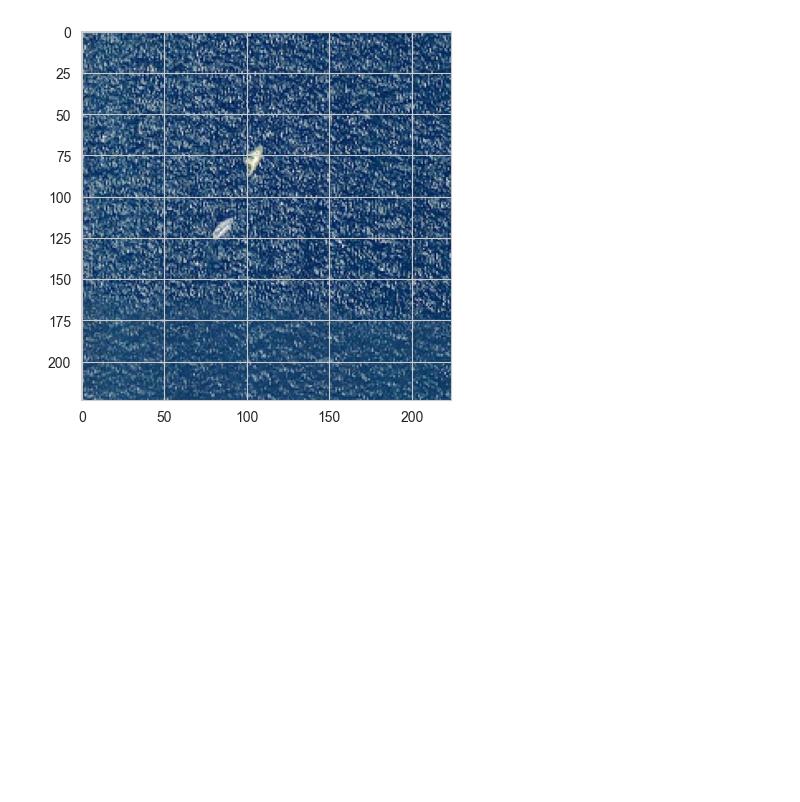
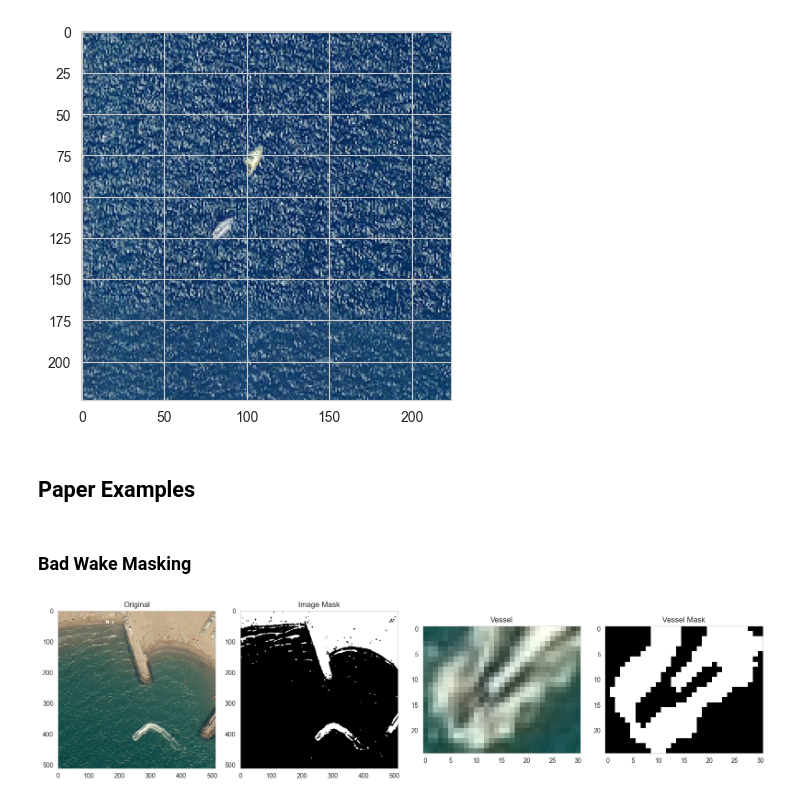
Before and after one commit to ElanoBeer/synthetic-satellite-pipeline, a Jupyter notebook: notebooks/test_pipeline_components.ipynb, the cells around one changed output. Cells and saved outputs as stored; diff of their text form; code cells hidden in the pictures; blank space fills up the shorter version.

Commit message:
add example scenarios

```diff
--- a/notebooks/test_pipeline_components.ipynb
+++ b/notebooks/test_pipeline_components.ipynb
@@ -317,3 +314,45 @@ plt.imshow(copy)
 plt.show()
 # %% [output]
 [figure]
+# %% [markdown]
+## Paper Examples
+# %% [markdown]
+### Bad Wake Masking
+# %%
+img_path = "C:/Users/20202016/Documents/Master/Master Thesis/Datasets/masati-thesis/images/x0043.png"
+boat_path = "C:/Users/20202016/Documents/Master/Master Thesis/Datasets/MasatiV2/MasatiV2Boats/x0043_boat0.png"
+# %%
+img = cv2.imread(img_path, cv2.IMREAD_COLOR)
+img = cv2.cvtColor(img, cv2.COLOR_BGR2RGB)
+img_mask = create_mask(img)
+
+boat = cv2.imread(boat_path, cv2.IMREAD_COLOR)
+obj = cv2.cvtColor(boat, cv2.COLOR_BGR2RGB)
+boat_mask = create_mask(obj)
+
+plt.figure(figsize=(16, 6))
+
+plt.subplot(1, 4, 1)
+plt.imshow(img)
+plt.title('Original')
+plt.grid(False)
+
+plt.subplot(1, 4, 2)
+plt.imshow(img_mask, cmap='gray')
+plt.title('Image Mask')
+plt.grid(False)
+
+plt.subplot(1, 4, 3)
+plt.imshow(obj)
+plt.title('Vessel')
+plt.grid(False)
+
+plt.subplot(1, 4, 4)
+plt.imshow(boat_mask, cmap='gray')
+plt.title('Vessel Mask')
+plt.grid(False)
+
+plt.tight_layout()
+plt.show()
+# %% [output]
+[figure, added]
```
Also changed, not shown: parts of 10 cells of this notebook.
